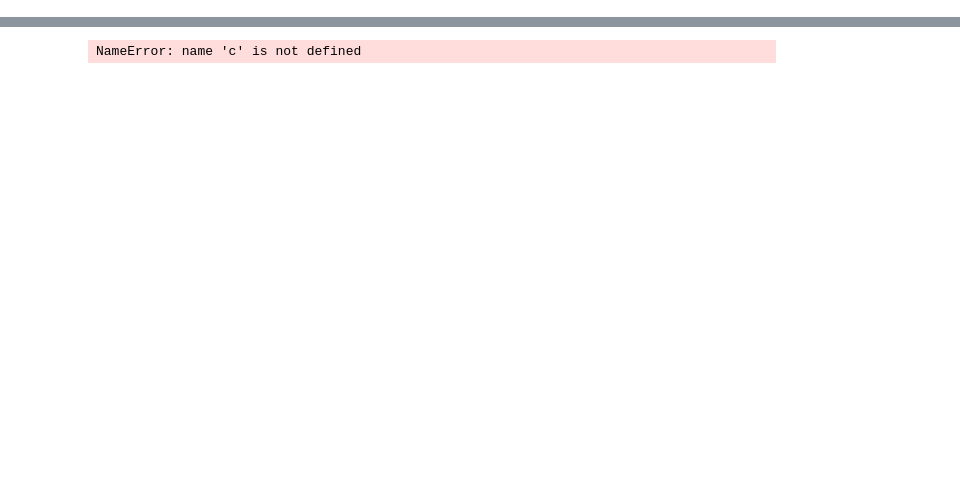
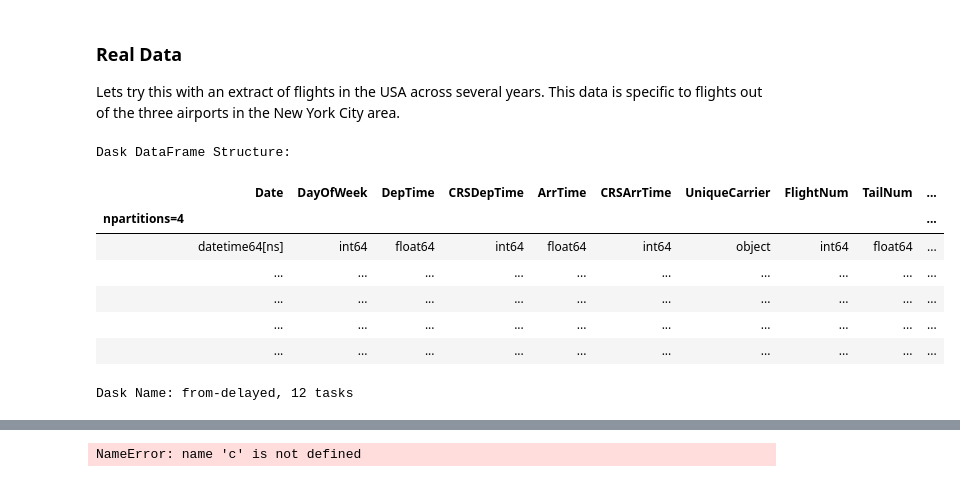
Before and after one commit to sirCamp/lectures, a Jupyter notebook: lecture_3/data_management_1.ipynb, the cells around one changed output, grey strips where cells are left out. Cells and saved outputs as stored; diff of their text form; code cells hidden in the pictures; blank space fills up the shorter version.

```diff
--- a/lecture_3/data_management_1.ipynb
+++ b/lecture_3/data_management_1.ipynb
@@ -0,0 +59,23 @@
+# %% [markdown]
+### Real Data
+Lets try this with an extract of flights in the USA across several years. This data is specific to flights out of the three airports in the New York City area.
+# %%
+df = dd.read_csv(os.path.join('data', 'nycflights', '*.csv'),
+                 parse_dates={'Date': [0, 1, 2]})
+# %%
+# let's see how it's structured the dataset (partitions, type of each column...)
+df
+
+#try to repartite the df and see how change
+# df = df.repartition(npartitions=12)
+# df
+# %% [output]
+Dask DataFrame Structure:
+|  | Date | DayOfWeek | DepTime | CRSDepTime | ArrTime | CRSArrTime | UniqueCarrier | FlightNum | TailNum | ... |
+| npartitions=4 |  |  |  |  |  |  |  |  |  | ... |
+|  | datetime64[ns] | int64 | float64 | int64 | float64 | int64 | object | int64 | float64 | ... |
+|  | ... | ... | ... | ... | ... | ... | ... | ... | ... | ... |
+|  | ... | ... | ... | ... | ... | ... | ... | ... | ... | ... |
+|  | ... | ... | ... | ... | ... | ... | ... | ... | ... | ... |
+|  | ... | ... | ... | ... | ... | ... | ... | ... | ... | ... |
+Dask Name: from-delayed, 12 tasks
```
Also changed, not shown: parts of 24 cells of this notebook, 15 other files.
